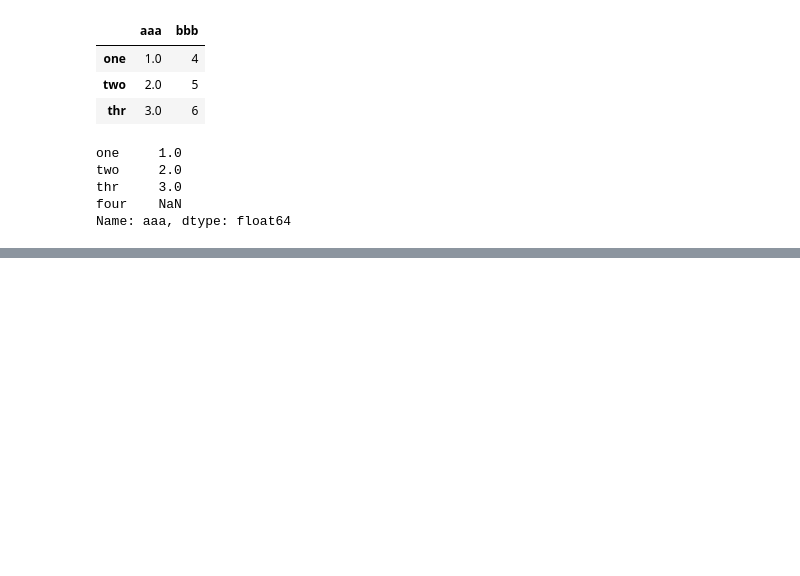
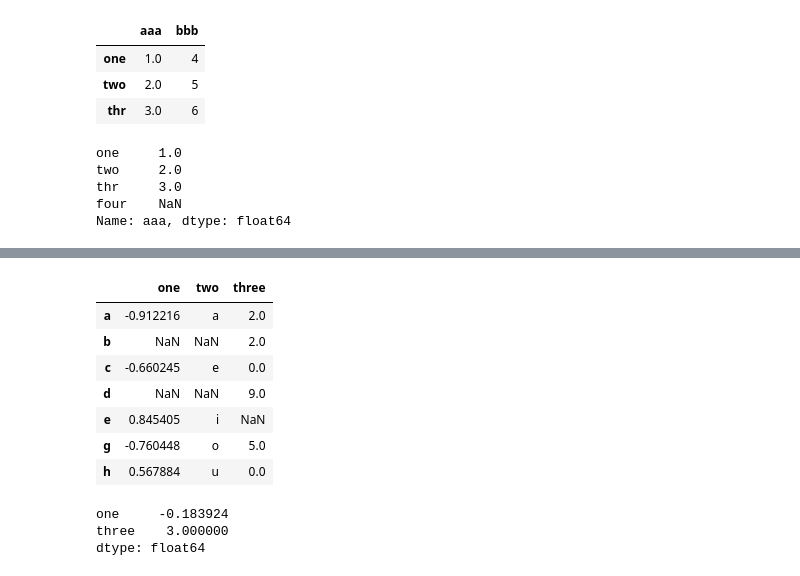
Before and after one commit to yash64/Python_Run-through, a Jupyter notebook: Python_Data+Analysis.ipynb, the cells around one changed output, grey strips where cells are left out. Saved outputs shown, nothing was run; the diff lists cells and outputs as text; code cells hidden in the pictures; blank space fills up the shorter version.

```diff
--- a/Python_Data+Analysis.ipynb
+++ b/Python_Data+Analysis.ipynb
@@ -292,0 +454,18 @@ Name: aaa, dtype: float64
+# %%
+df2.iloc[4, 2] = None
+df2
+# %% [output]
+|  | one | two | three |
+| a | -0.912216 | a | 2.0 |
+| b | NaN | NaN | 2.0 |
+| c | -0.660245 | e | 0.0 |
+| d | NaN | NaN | 9.0 |
+| e | 0.845405 | i | NaN |
+| g | -0.760448 | o | 5.0 |
+| h | 0.567884 | u | 0.0 |
+# %%
+df2.mean()
+# %% [output]
+one     -0.183924
+three    3.000000
+dtype: float64
```
Also changed, not shown: parts of 29 cells of this notebook.
